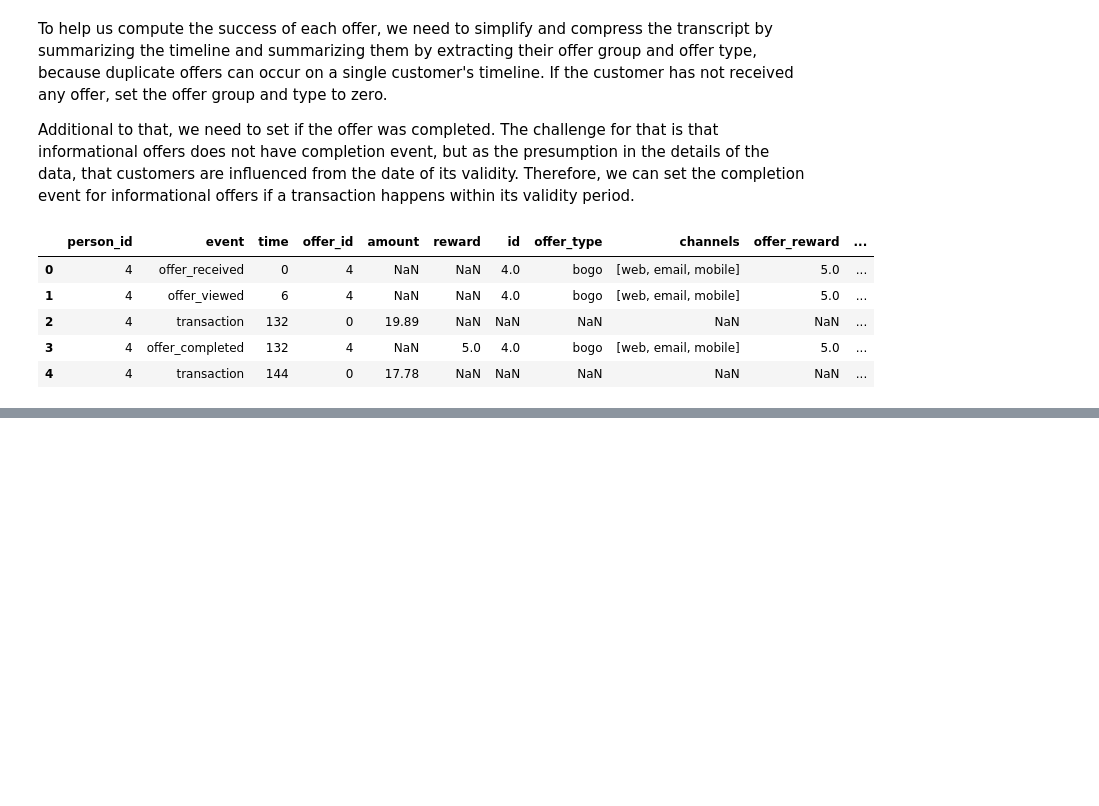
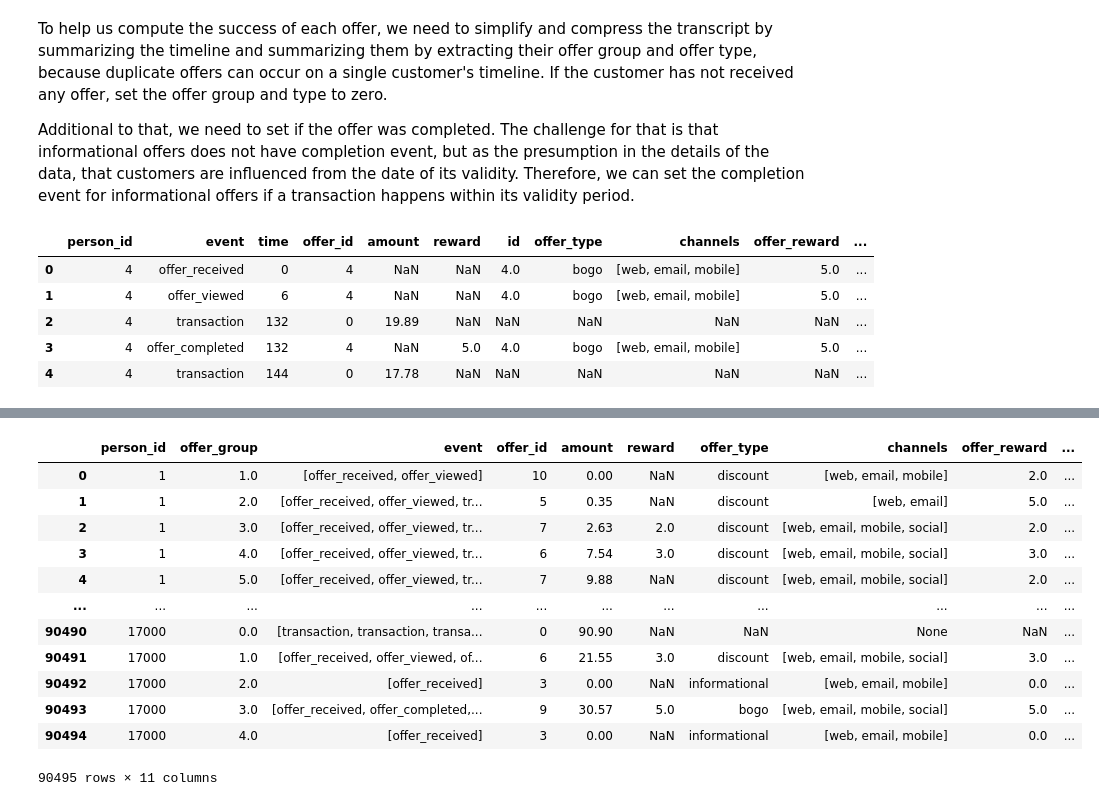
Before and after one commit to netxph/sb-capstone, a Jupyter notebook: notebooks/04 - Data Preparation.ipynb, the cells around one changed output, grey strips where cells are left out. Cells and saved outputs as stored; diff of their text form; code cells hidden in the pictures; blank space fills up the shorter version.

```diff
--- a/notebooks/04 - Data Preparation.ipynb
+++ b/notebooks/04 - Data Preparation.ipynb
@@ -144 +146,31 @@ transcript_group[transcript_group.person_id == 4]
 | 17 | 4 | offer_viewed | 582 | 9 | NaN | NaN | 9.0 | bogo | [web, email, mobile, social] | 5.0 | ... |
+# %%
+transcript_group \
+    .sort_values(by=["person_id", "time", "event"]) \
+    .groupby(["person_id", "offer_group"]) \
+    .agg({
+        "event": lambda x: x.tolist(),
+        "offer_id": "min",
+        "amount": "sum",
+        "reward": "min",
+        "offer_type": "first",
+        "channels": "first",
+        "offer_reward": "min",
+        "difficulty": "min",
+        "duration": "min"
+        }) \
+    .reset_index()
+# %% [output]
+|  | person_id | offer_group | event | offer_id | amount | reward | offer_type | channels | offer_reward | ... |
+| 0 | 1 | 1.0 | [offer_received, offer_viewed] | 10 | 0.00 | NaN | discount | [web, email, mobile] | 2.0 | ... |
+| 1 | 1 | 2.0 | [offer_received, offer_viewed, tr... | 5 | 0.35 | NaN | discount | [web, email] | 5.0 | ... |
+| 2 | 1 | 3.0 | [offer_received, offer_viewed, tr... | 7 | 2.63 | 2.0 | discount | [web, email, mobile, social] | 2.0 | ... |
+| 3 | 1 | 4.0 | [offer_received, offer_viewed, tr... | 6 | 7.54 | 3.0 | discount | [web, email, mobile, social] | 3.0 | ... |
+| 4 | 1 | 5.0 | [offer_received, offer_viewed, tr... | 7 | 9.88 | NaN | discount | [web, email, mobile, social] | 2.0 | ... |
+| ... | ... | ... | ... | ... | ... | ... | ... | ... | ... | ... |
+| 90490 | 17000 | 0.0 | [transaction, transaction, transa... | 0 | 90.90 | NaN | NaN | None | NaN | ... |
+| 90491 | 17000 | 1.0 | [offer_received, offer_viewed, of... | 6 | 21.55 | 3.0 | discount | [web, email, mobile, social] | 3.0 | ... |
+| 90492 | 17000 | 2.0 | [offer_received] | 3 | 0.00 | NaN | informational | [web, email, mobile] | 0.0 | ... |
+| 90493 | 17000 | 3.0 | [offer_received, offer_completed,... | 9 | 30.57 | 5.0 | bogo | [web, email, mobile, social] | 5.0 | ... |
+| 90494 | 17000 | 4.0 | [offer_received] | 3 | 0.00 | NaN | informational | [web, email, mobile] | 0.0 | ... |
+90495 rows × 11 columns
```
Also changed, not shown: parts of 5 cells of this notebook, 1 other file.
